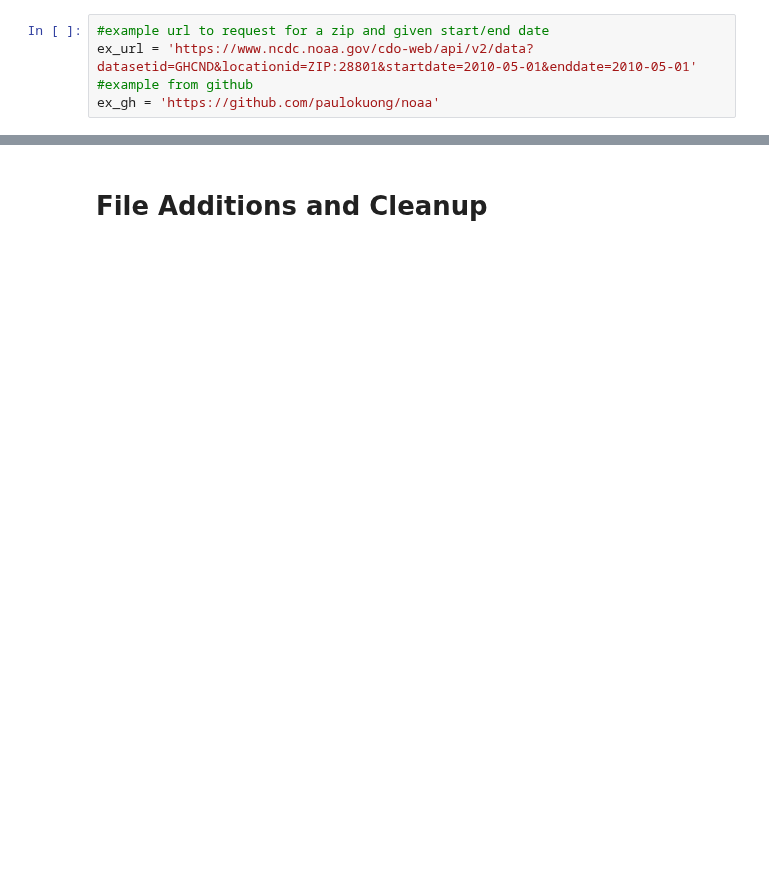
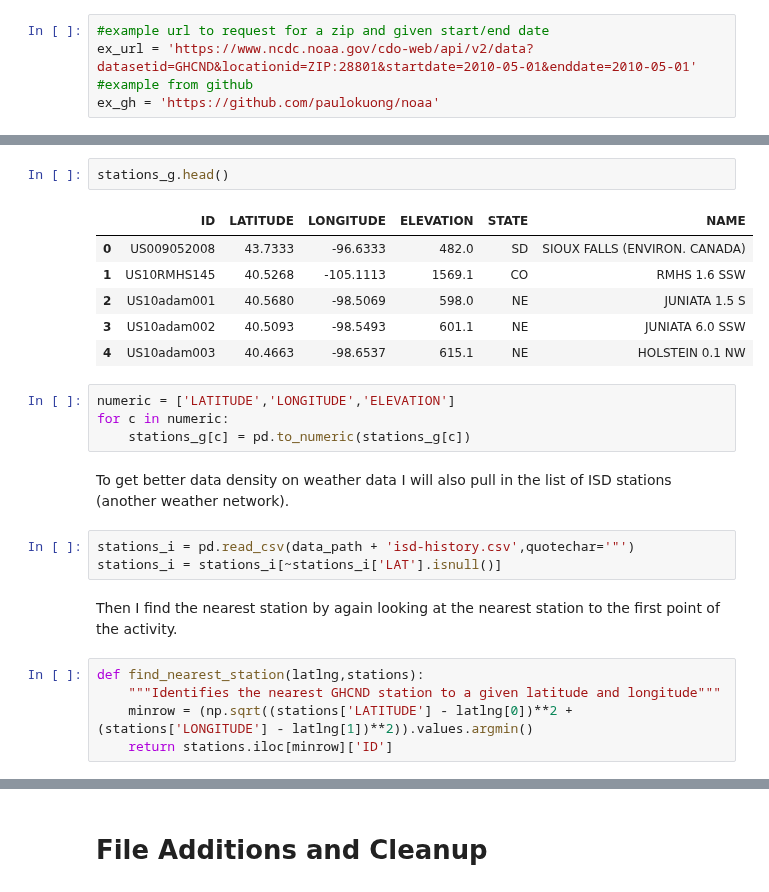
Before and after one commit to rwinklerwilkes/Strava, a Jupyter notebook: Strava.ipynb, the cells around one changed output, grey strips where cells are left out. Saved outputs shown, nothing was run; the diff lists cells and outputs as text; blank space fills up the shorter version.

```diff
--- a/Strava.ipynb
+++ b/Strava.ipynb
@@ -47,0 +148,25 @@ ex_gh = 'https://github.com/paulokuong/noaa'
+# %%
+stations_g.head()
+# %% [output]
+|  | ID | LATITUDE | LONGITUDE | ELEVATION | STATE | NAME |
+| 0 | US009052008 | 43.7333 | -96.6333 | 482.0 | SD | SIOUX FALLS (ENVIRON. CANADA) |
+| 1 | US10RMHS145 | 40.5268 | -105.1113 | 1569.1 | CO | RMHS 1.6 SSW |
+| 2 | US10adam001 | 40.5680 | -98.5069 | 598.0 | NE | JUNIATA 1.5 S |
+| 3 | US10adam002 | 40.5093 | -98.5493 | 601.1 | NE | JUNIATA 6.0 SSW |
+| 4 | US10adam003 | 40.4663 | -98.6537 | 615.1 | NE | HOLSTEIN 0.1 NW |
+# %%
+numeric = ['LATITUDE','LONGITUDE','ELEVATION']
+for c in numeric:
+    stations_g[c] = pd.to_numeric(stations_g[c])
+# %% [markdown]
+To get better data density on weather data I will also pull in the list of ISD stations (another weather network).
+# %%
+stations_i = pd.read_csv(data_path + 'isd-history.csv',quotechar='"')
+stations_i = stations_i[~stations_i['LAT'].isnull()]
+# %% [markdown]
+Then I find the nearest station by again looking at the nearest station to the first point of the activity.
+# %%
+def find_nearest_station(latlng,stations):
+    """Identifies the nearest GHCND station to a given latitude and longitude"""
+    minrow = (np.sqrt((stations['LATITUDE'] - latlng[0])**2 + (stations['LONGITUDE'] - latlng[1])**2)).values.argmin()
+    return stations.iloc[minrow]['ID']
```
Also changed, not shown: parts of 123 cells of this notebook.
